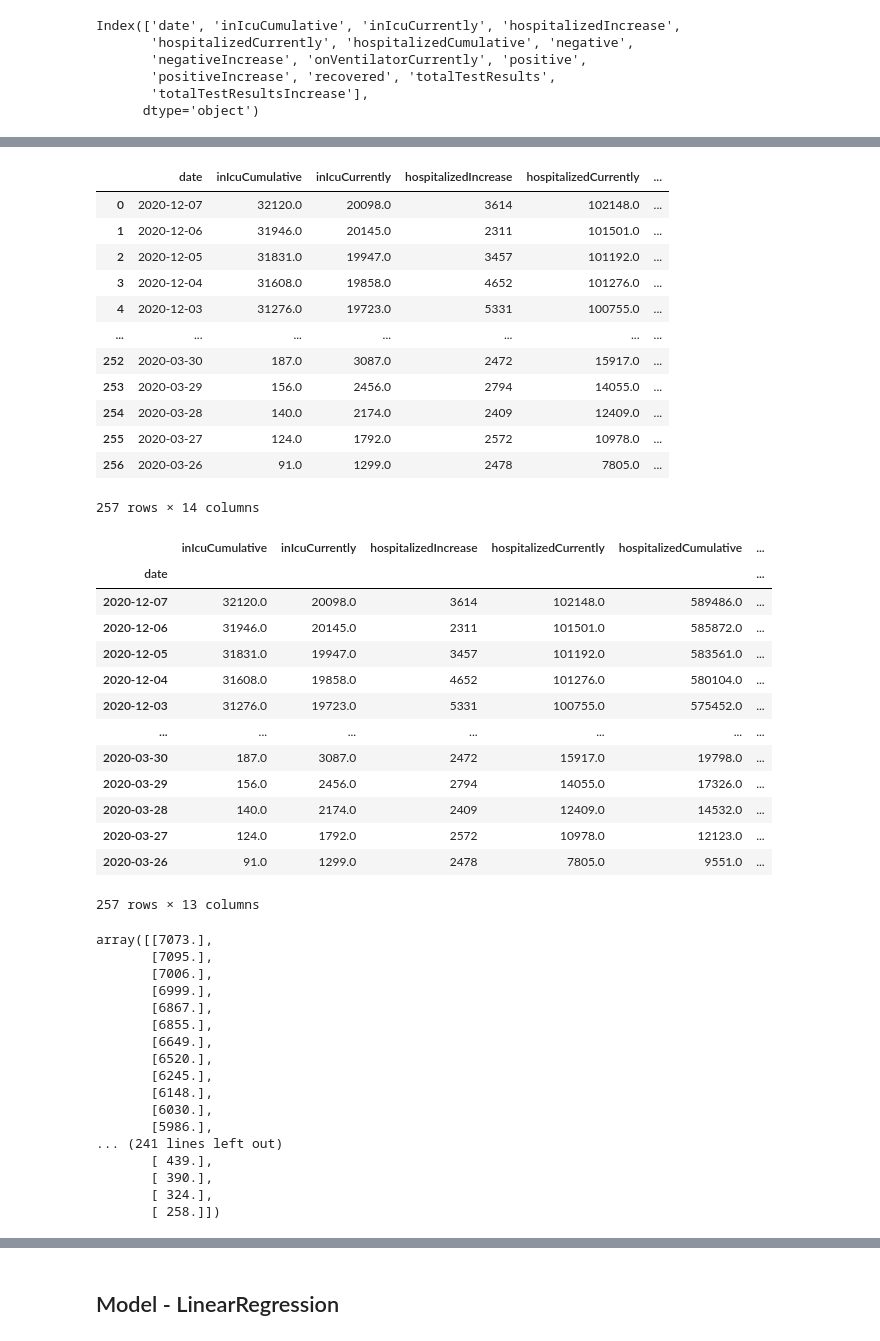
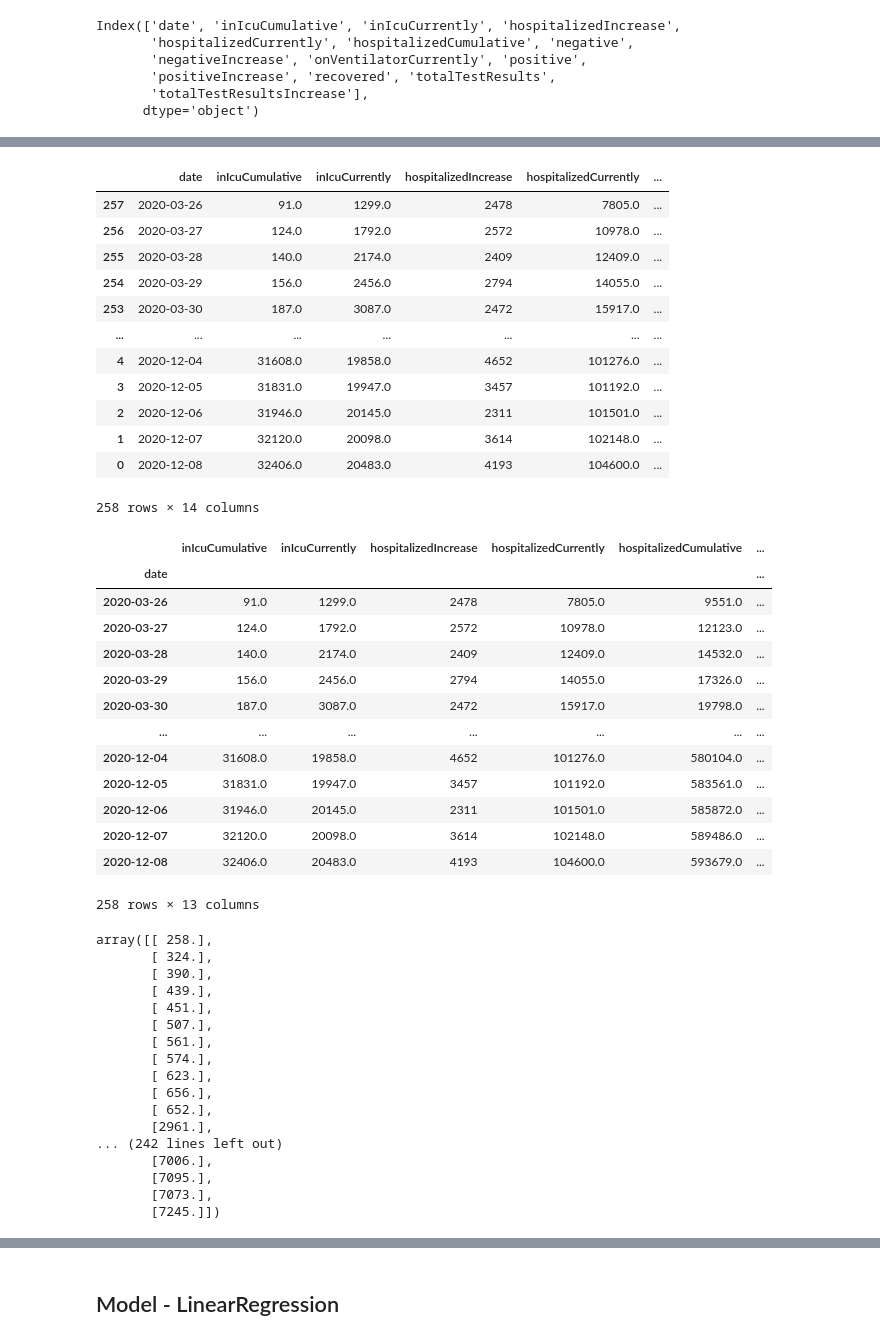
Before and after one commit to Micovs/COVID-Predictions, a Jupyter notebook: Model Test/On ventilator based on Covid cases and hospitalisation/Linear Regression Model/Hospitalization Prediction Model SM.ipynb, the cells around one changed output, grey strips where cells are left out. Saved outputs shown, nothing was run; the diff lists cells and outputs as text; code cells hidden in the pictures.

```diff
--- a/Model Test/On ventilator based on Covid cases and hospitalisation/Linear Regression Model/Hospitalization Prediction Model SM.ipynb
+++ b/Model Test/On ventilator based on Covid cases and hospitalisation/Linear Regression Model/Hospitalization Prediction Model SM.ipynb
@@ -105,21 +105,22 @@ df_Covid_data
 # %%
-# Drop the null rows
+# Drop the null rows and sort the data by date
 df_Covid_data = df_Covid_data.dropna()
+df_Covid_data = df_Covid_data.sort_values(by = "date", ascending = True)
 df_Covid_data
 # %% [output]
 |  | date | inIcuCumulative | inIcuCurrently | hospitalizedIncrease | hospitalizedCurrently | ... |
-| 0 | 2020-12-07 | 32120.0 | 20098.0 | 3614 | 102148.0 | ... |
-| 1 | 2020-12-06 | 31946.0 | 20145.0 | 2311 | 101501.0 | ... |
-| 2 | 2020-12-05 | 31831.0 | 19947.0 | 3457 | 101192.0 | ... |
-| 3 | 2020-12-04 | 31608.0 | 19858.0 | 4652 | 101276.0 | ... |
-| 4 | 2020-12-03 | 31276.0 | 19723.0 | 5331 | 100755.0 | ... |
+| 257 | 2020-03-26 | 91.0 | 1299.0 | 2478 | 7805.0 | ... |
+| 256 | 2020-03-27 | 124.0 | 1792.0 | 2572 | 10978.0 | ... |
+| 255 | 2020-03-28 | 140.0 | 2174.0 | 2409 | 12409.0 | ... |
+| 254 | 2020-03-29 | 156.0 | 2456.0 | 2794 | 14055.0 | ... |
+| 253 | 2020-03-30 | 187.0 | 3087.0 | 2472 | 15917.0 | ... |
 | ... | ... | ... | ... | ... | ... | ... |
-| 252 | 2020-03-30 | 187.0 | 3087.0 | 2472 | 15917.0 | ... |
-| 253 | 2020-03-29 | 156.0 | 2456.0 | 2794 | 14055.0 | ... |
-| 254 | 2020-03-28 | 140.0 | 2174.0 | 2409 | 12409.0 | ... |
-| 255 | 2020-03-27 | 124.0 | 1792.0 | 2572 | 10978.0 | ... |
-| 256 | 2020-03-26 | 91.0 | 1299.0 | 2478 | 7805.0 | ... |
+| 4 | 2020-12-04 | 31608.0 | 19858.0 | 4652 | 101276.0 | ... |
+| 3 | 2020-12-05 | 31831.0 | 19947.0 | 3457 | 101192.0 | ... |
+| 2 | 2020-12-06 | 31946.0 | 20145.0 | 2311 | 101501.0 | ... |
+| 1 | 2020-12-07 | 32120.0 | 20098.0 | 3614 | 102148.0 | ... |
+| 0 | 2020-12-08 | 32406.0 | 20483.0 | 4193 | 104600.0 | ... |
-257 rows × 14 columns
+258 rows × 14 columns
 # %%
 # Set the date as index
 df_Covid_data.set_index('date', inplace =True)
@@ -127,18 +128,18 @@ df_Covid_data
 # %% [output]
 |  | inIcuCumulative | inIcuCurrently | hospitalizedIncrease | hospitalizedCurrently | hospitalizedCumulative | ... |
 | date |  |  |  |  |  | ... |
+| 2020-03-26 | 91.0 | 1299.0 | 2478 | 7805.0 | 9551.0 | ... |
+| 2020-03-27 | 124.0 | 1792.0 | 2572 | 10978.0 | 12123.0 | ... |
+| 2020-03-28 | 140.0 | 2174.0 | 2409 | 12409.0 | 14532.0 | ... |
+| 2020-03-29 | 156.0 | 2456.0 | 2794 | 14055.0 | 17326.0 | ... |
+| 2020-03-30 | 187.0 | 3087.0 | 2472 | 15917.0 | 19798.0 | ... |
+| ... | ... | ... | ... | ... | ... | ... |
+| 2020-12-04 | 31608.0 | 19858.0 | 4652 | 101276.0 | 580104.0 | ... |
+| 2020-12-05 | 31831.0 | 19947.0 | 3457 | 101192.0 | 583561.0 | ... |
+| 2020-12-06 | 31946.0 | 20145.0 | 2311 | 101501.0 | 585872.0 | ... |
 | 2020-12-07 | 32120.0 | 20098.0 | 3614 | 102148.0 | 589486.0 | ... |
-| 2020-12-06 | 31946.0 | 20145.0 | 2311 | 101501.0 | 585872.0 | ... |
-| 2020-12-05 | 31831.0 | 19947.0 | 3457 | 101192.0 | 583561.0 | ... |
-| 2020-12-04 | 31608.0 | 19858.0 | 4652 | 101276.0 | 580104.0 | ... |
-| 2020-12-03 | 31276.0 | 19723.0 | 5331 | 100755.0 | 575452.0 | ... |
-| ... | ... | ... | ... | ... | ... | ... |
-| 2020-03-30 | 187.0 | 3087.0 | 2472 | 15917.0 | 19798.0 | ... |
-| 2020-03-29 | 156.0 | 2456.0 | 2794 | 14055.0 | 17326.0 | ... |
-| 2020-03-28 | 140.0 | 2174.0 | 2409 | 12409.0 | 14532.0 | ... |
-| 2020-03-27 | 124.0 | 1792.0 | 2572 | 10978.0 | 12123.0 | ... |
-| 2020-03-26 | 91.0 | 1299.0 | 2478 | 7805.0 | 9551.0 | ... |
+| 2020-12-08 | 32406.0 | 20483.0 | 4193 | 104600.0 | 593679.0 | ... |
-257 rows × 13 columns
+258 rows × 13 columns
 # %%
 # Specified data columns to be used in the model
 X = df_Covid_data[['hospitalizedIncrease','hospitalizedCurrently','positive',\
@@ -146,23 +147,23 @@ X = df_Covid_data[['hospitalizedIncrease','hospitalizedCurrently','positive',\
 y = df_Covid_data['onVentilatorCurrently'].values.reshape(-1,1)
 y
 # %% [output]
-array([[7073.],
+array([[ 258.],
+       [ 324.],
+       [ 390.],
+       [ 439.],
+       [ 451.],
+       [ 507.],
+       [ 561.],
+       [ 574.],
+       [ 623.],
+       [ 656.],
+       [ 652.],
+       [2961.],
+... (242 lines left out)
+       [7006.],
        [7095.],
-       [7006.],
-       [6999.],
-       [6867.],
-       [6855.],
-       [6649.],
-       [6520.],
-       [6245.],
-       [6148.],
-       [6030.],
-       [5986.],
-... (241 lines left out)
-       [ 439.],
-       [ 390.],
-       [ 324.],
-       [ 258.]])
+       [7073.],
+       [7245.]])
 # %%
 
 print(X.shape, y.shape)
```
Also changed, not shown: parts of 50 cells of this notebook, 4 other files.
